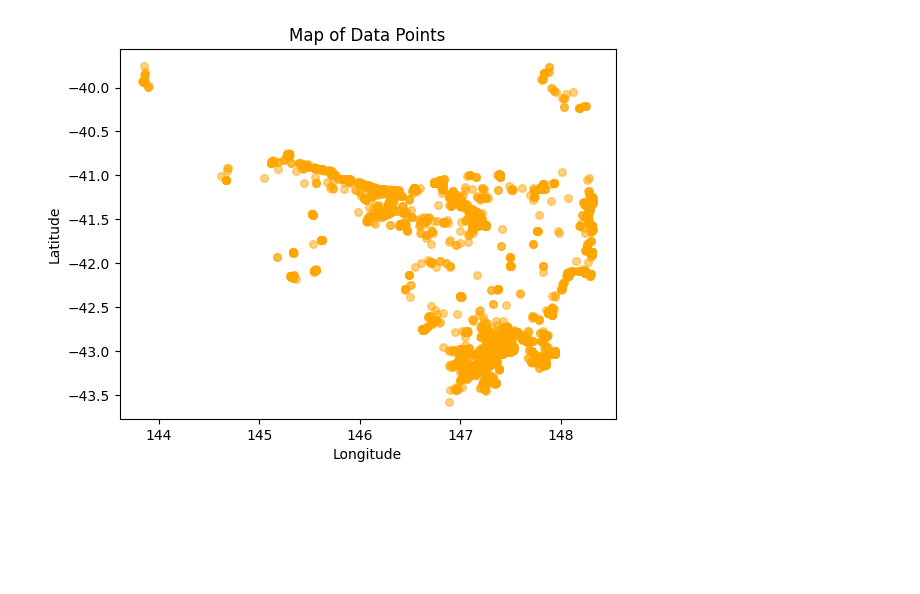
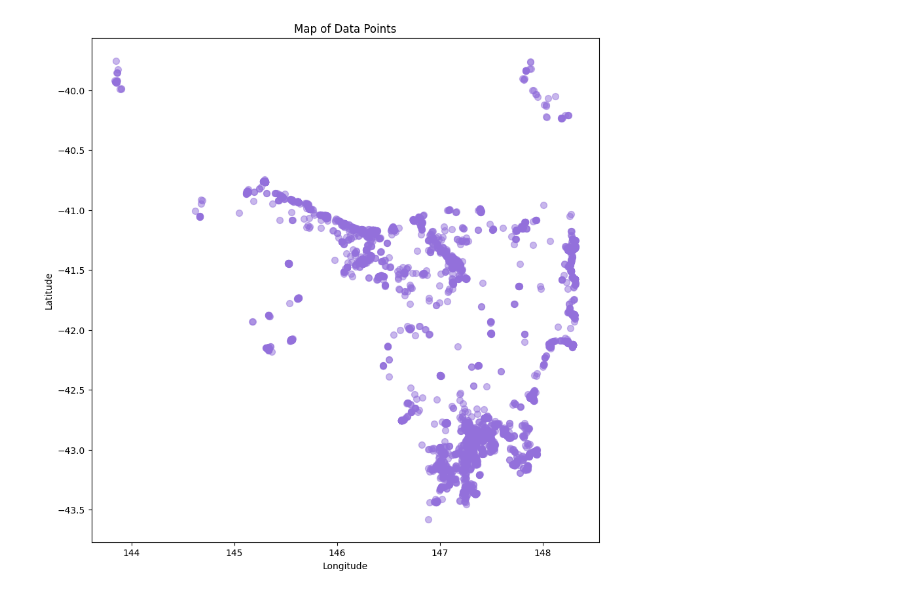
Before and after one commit to zhiyi-zy/data_project, a Jupyter notebook: presentation.ipynb, the cells around one changed output. Cells and saved outputs as stored; diff of their text form; code cells hidden in the pictures; blank space fills up the shorter version.

```diff
--- a/presentation.ipynb
+++ b/presentation.ipynb
@@ -35,8 +81,9 @@ Here we can customize our plots and show the map of data points!
 # %%
-plt.scatter(penalty_data['longitude'], penalty_data['latitude'], marker='o', s=30, alpha=0.5, c='orange', edgecolors='orange')
+plt.figure(figsize=(10, 10))
+plt.scatter(penalty_data['longitude'], penalty_data['latitude'], marker='o', s=50, alpha=0.5, c='mediumpurple', zorder=2)
 plt.title('Map of Data Points')
 plt.xlabel('Longitude')
 plt.ylabel('Latitude')
 plt.show()
 # %% [output]
-[figure, old version]
+[figure, new version]
```
Also changed, not shown: parts of 23 cells of this notebook, 5 other files.
